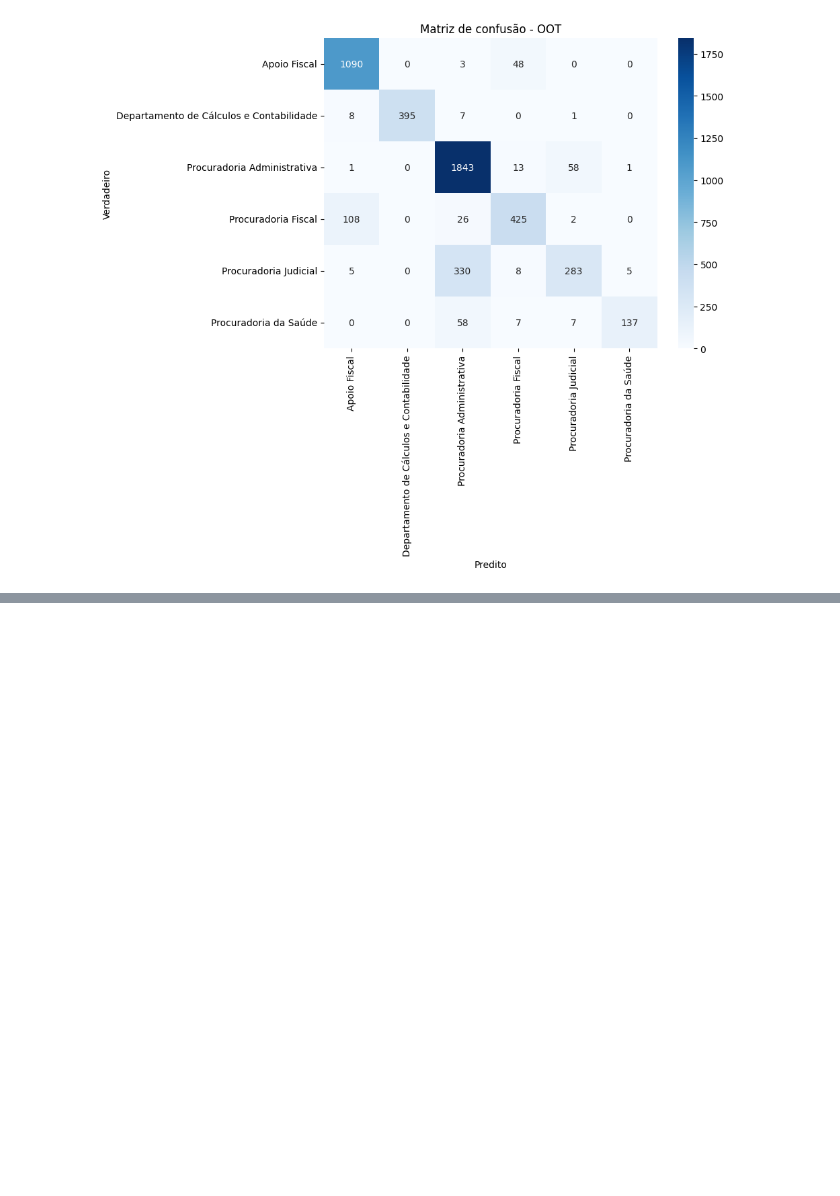
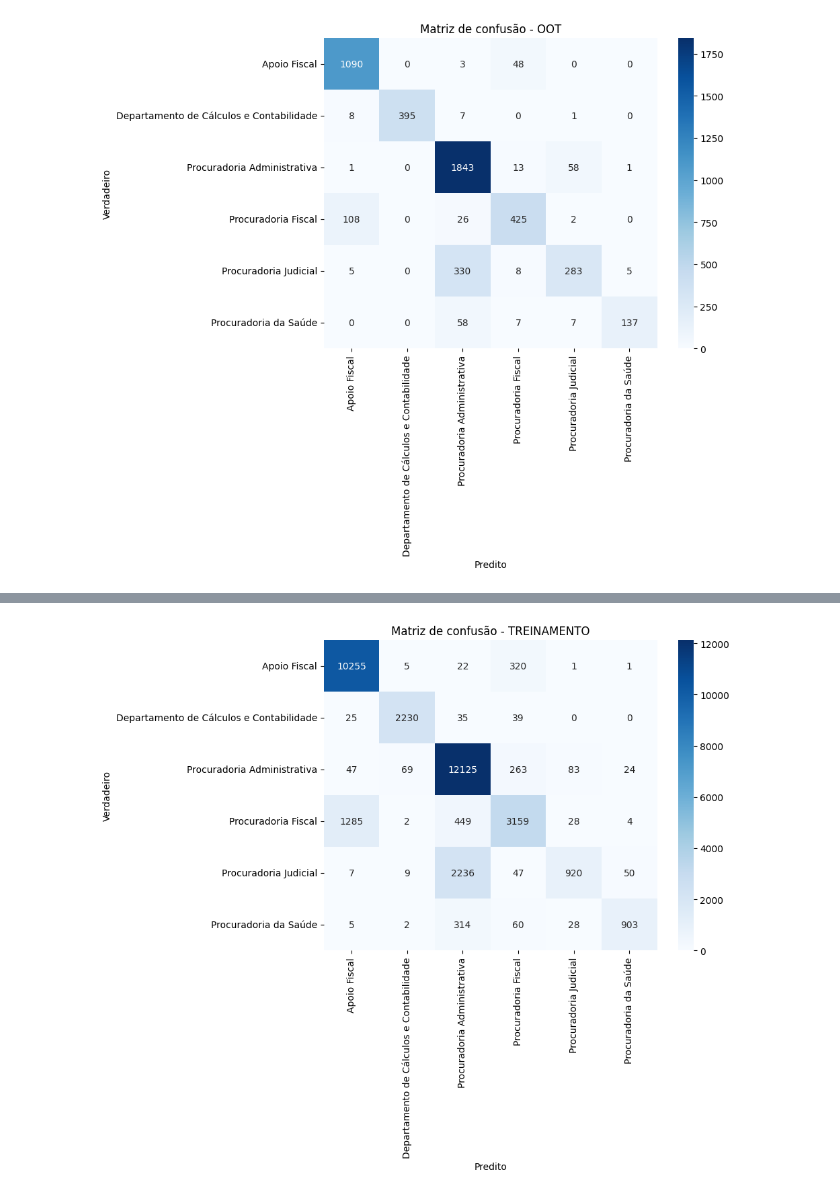
Before and after one commit to Esdras-Daniel/pgm-dataanalysis, a Jupyter notebook: 003_creating_model_for_setor_destino.ipynb, the cells around one changed output, grey strips where cells are left out. Cells and saved outputs as stored; diff of their text form; code cells hidden in the pictures; blank space fills up the shorter version.

```diff
--- a/003_creating_model_for_setor_destino.ipynb
+++ b/003_creating_model_for_setor_destino.ipynb
@@ -582,0 +727,28 @@ plot_confusion_matrix(y_true=df_oot['setor_destino'], y_pred=y_pred, title='Matr
+# %%
+from sklearn.linear_model import LogisticRegression
+
+# Criando novo pipeline
+pipeline_clf_v4 = Pipeline(steps=[
+    ('feature-extraction', TfidfVectorizer()),
+    ('classifier', LogisticRegression())
+])
+
+params_dist = {
+    'feature-extraction__stop_words':[None, stopwords_pt],
+    'feature-extraction__ngram_range':[(1, 1), (1, 2), (1, 3)],
+    'feature-extraction__max_features':[128, 256, 512, 1024],
+
+    'classifier__penalty': ['l1', 'l2'],                        # tipos de penalização
+    'classifier__C': [0.01, 0.1, 1, 10, 100],                   # força de regularização
+    #'classifier__solver': ['liblinear', 'saga'],                # solvers compatíveis com l1 e elasticnet
+    'classifier__class_weight': ['balanced', None],             # lidar com desbalanceamento
+    'classifier__max_iter': [100, 500, 1000, 5000]              # iterações máximas
+}
+
+randomsearchcv = RandomizedSearchCV(pipeline_clf_v4,
+                                    param_distributions=params_dist,
+                                    cv=3,
+                                    n_jobs=-1,
+                                    verbose=5)
+
+search = randomsearchcv.fit(X_train, y_train)
@@ -582,0 +814,3 @@ plot_confusion_matrix(y_true=df_oot['setor_destino'], y_pred=y_pred, title='Matr
+# %%
+y_pred = search.predict(X_train)
+print(classification_report(y_true=y_train, y_pred=y_pred))
@@ -582,0 +830,4 @@ plot_confusion_matrix(y_true=df_oot['setor_destino'], y_pred=y_pred, title='Matr
+# %%
+plot_confusion_matrix(y_true=y_train, y_pred=y_pred, title='Matriz de confusão - TREINAMENTO')
+# %% [output]
+[figure, added]
```
Also changed, not shown: parts of 17 cells of this notebook.
